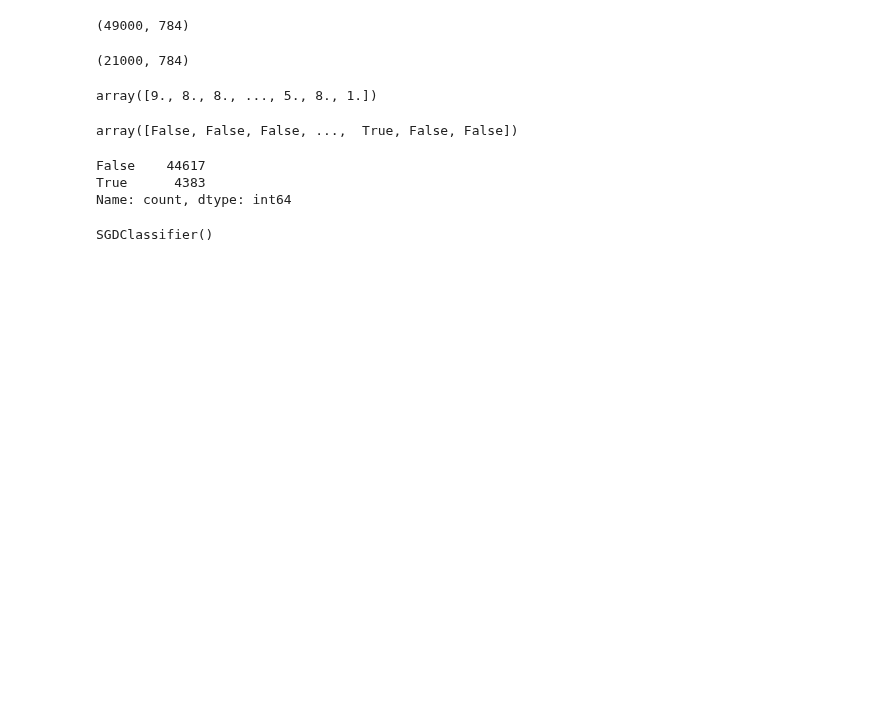
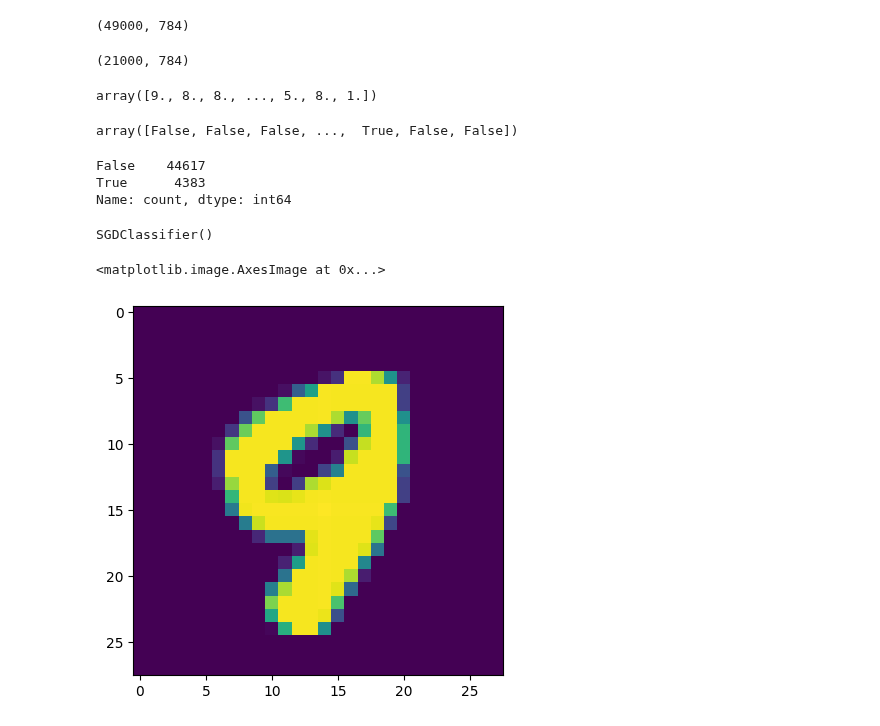
Before and after one commit to ludiemert/Classification_Regression_Models, a Jupyter notebook: 7_Classification_Regression_Models/Class_Regression_Models.ipynb, the cells around one changed output. Drawn from its saved outputs; the diff is of its cells as text; code cells hidden in the pictures; blank space fills up the shorter version.

Commit message:
add new test 12_result_test_train_False

```diff
--- a/7_Classification_Regression_Models/Class_Regression_Models.ipynb
+++ b/7_Classification_Regression_Models/Class_Regression_Models.ipynb
@@ -222,3 +222,9 @@ sgd_clf.fit(x_train, y_train_5)
 SGDClassifier()
 # %%
 # ver o resultado do modelo
+# brincar com x_train
+n = 0
+plt.imshow(x_train[0].reshape(28, 28))
+# %% [output]
+<matplotlib.image.AxesImage at 0x...>
+[figure, added]
```
Also changed, not shown: parts of 1 cell of this notebook, 1 other file.
